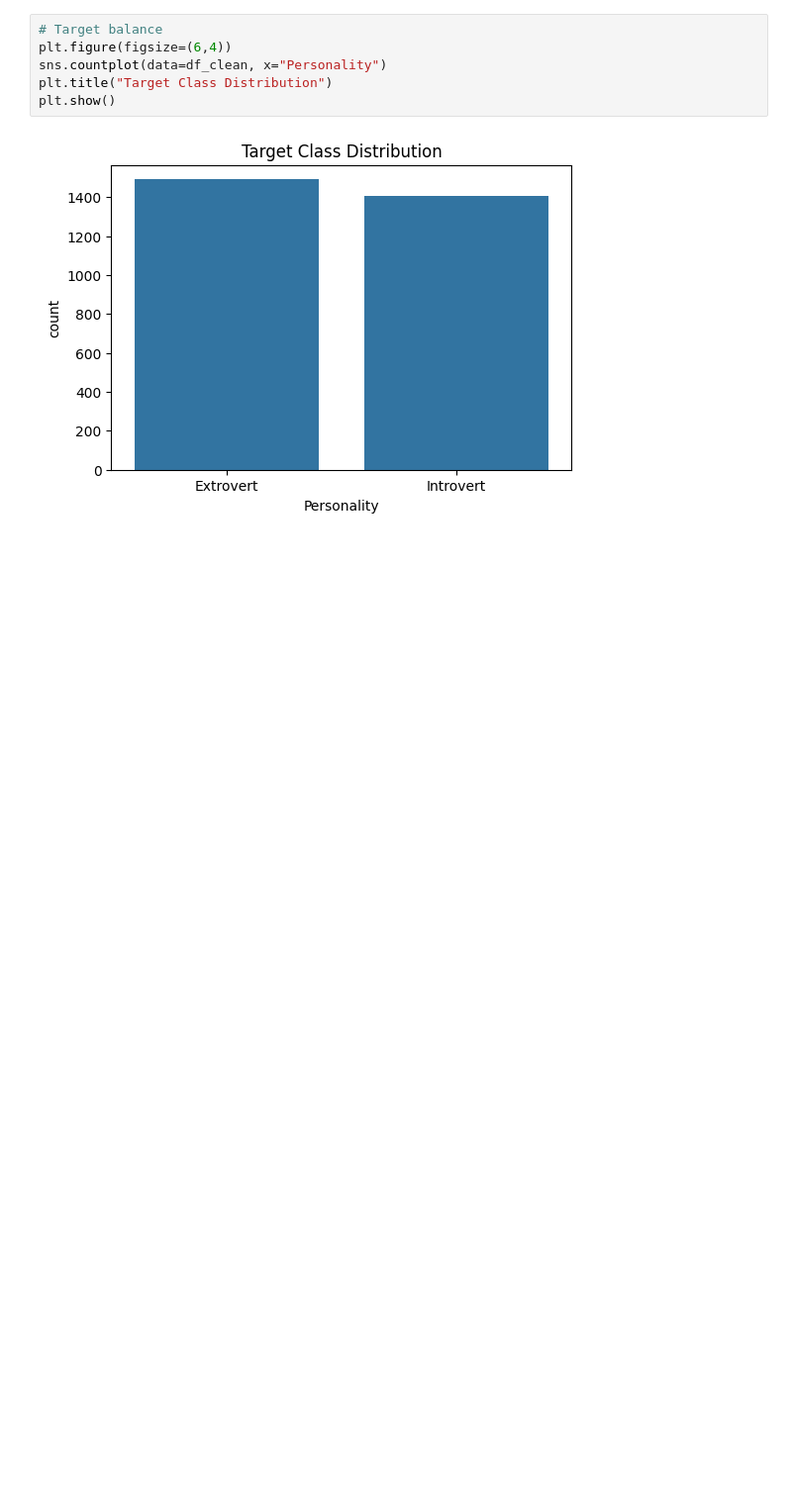
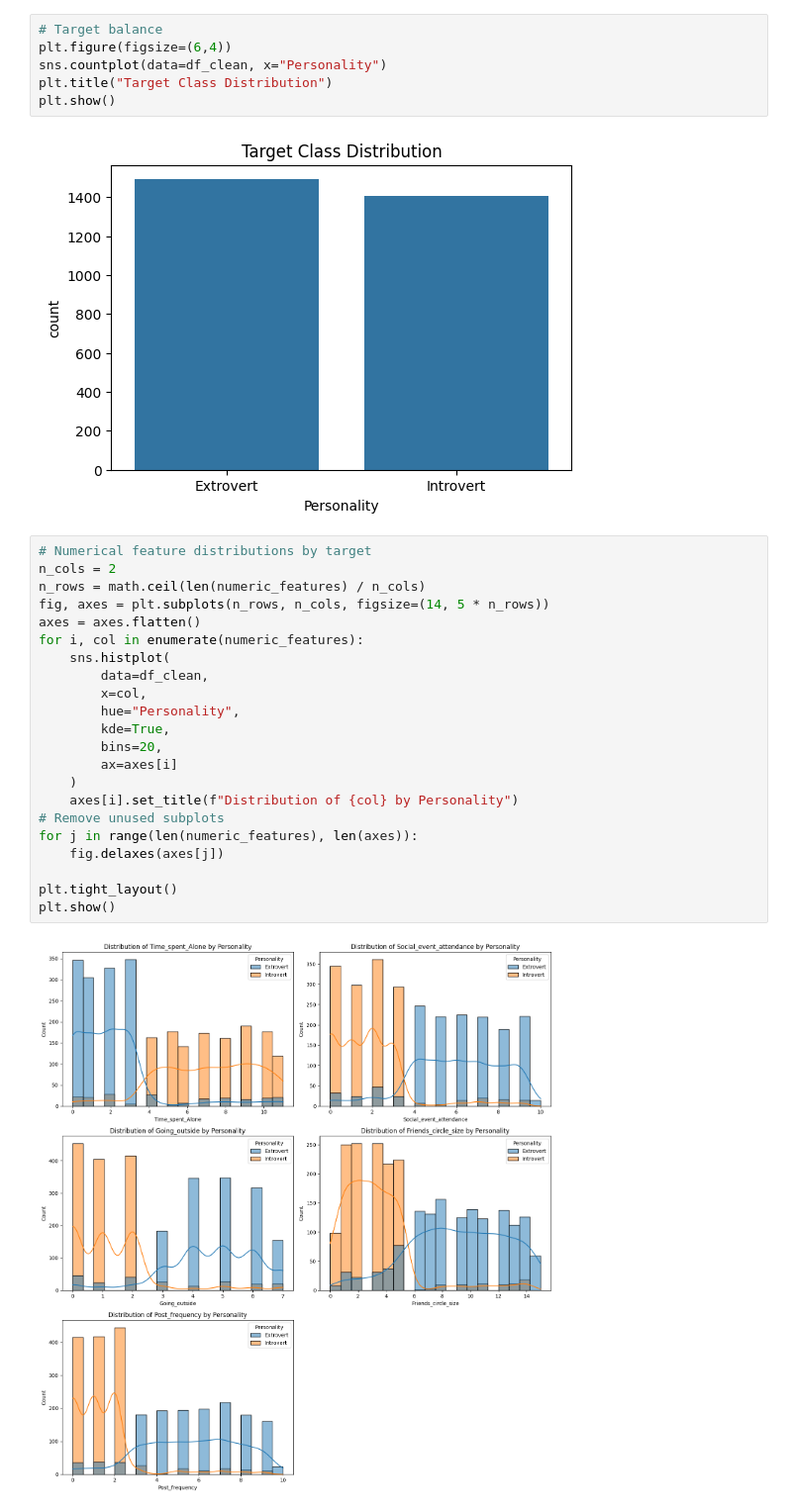
Before and after one commit to Pudamya/personality-prediction-api, a Jupyter notebook: personality_model_training.ipynb, the cells around one changed output. Shown at 99% size. Cells and saved outputs as stored; diff of their text form; blank space fills up the shorter version.

```diff
--- a/personality_model_training.ipynb
+++ b/personality_model_training.ipynb
@@ -67,3 +67,27 @@ plt.title("Target Class Distribution")
 plt.show()
 # %% [output]
 [figure]
+# %%
+# Numerical feature distributions by target
+n_cols = 2
+n_rows = math.ceil(len(numeric_features) / n_cols)
+fig, axes = plt.subplots(n_rows, n_cols, figsize=(14, 5 * n_rows))
+axes = axes.flatten()
+for i, col in enumerate(numeric_features):
+    sns.histplot(
+        data=df_clean,
+        x=col,
+        hue="Personality",
+        kde=True,
+        bins=20,
+        ax=axes[i]
+    )
+    axes[i].set_title(f"Distribution of {col} by Personality")
+# Remove unused subplots
+for j in range(len(numeric_features), len(axes)):
+    fig.delaxes(axes[j])
+
+plt.tight_layout()
+plt.show()
+# %% [output]
+[figure, added]
```
Also changed, not shown: parts of 2 cells of this notebook.
